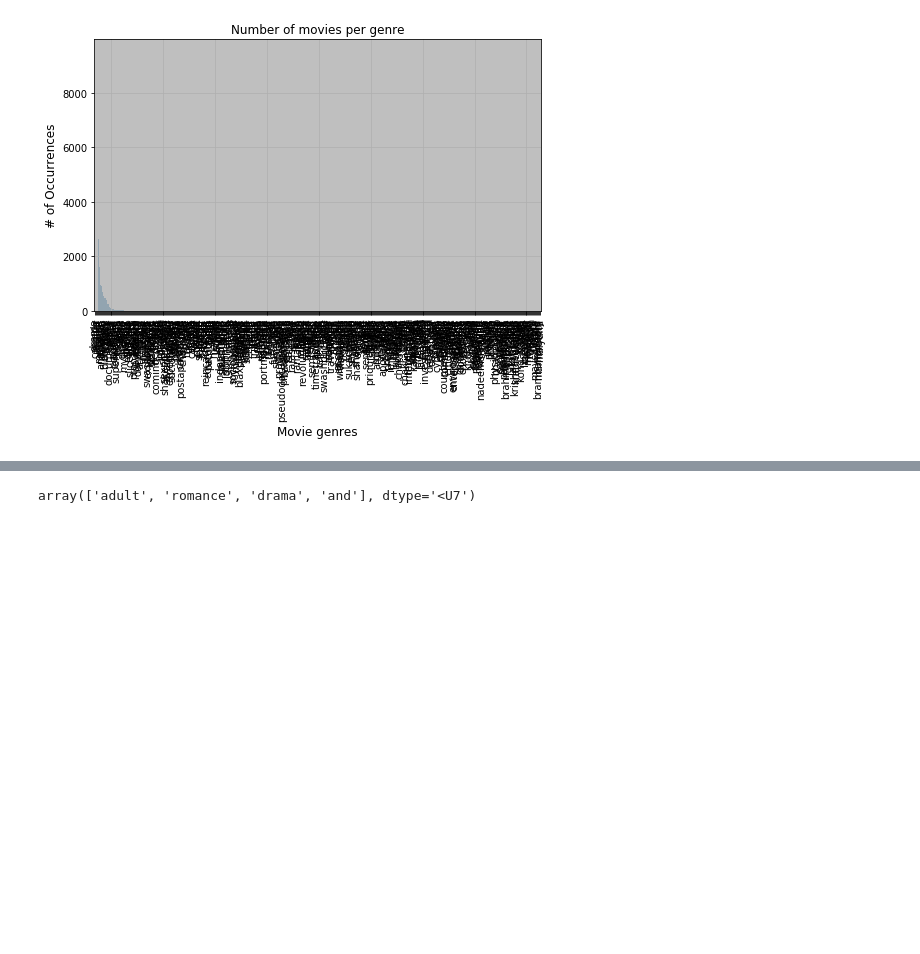
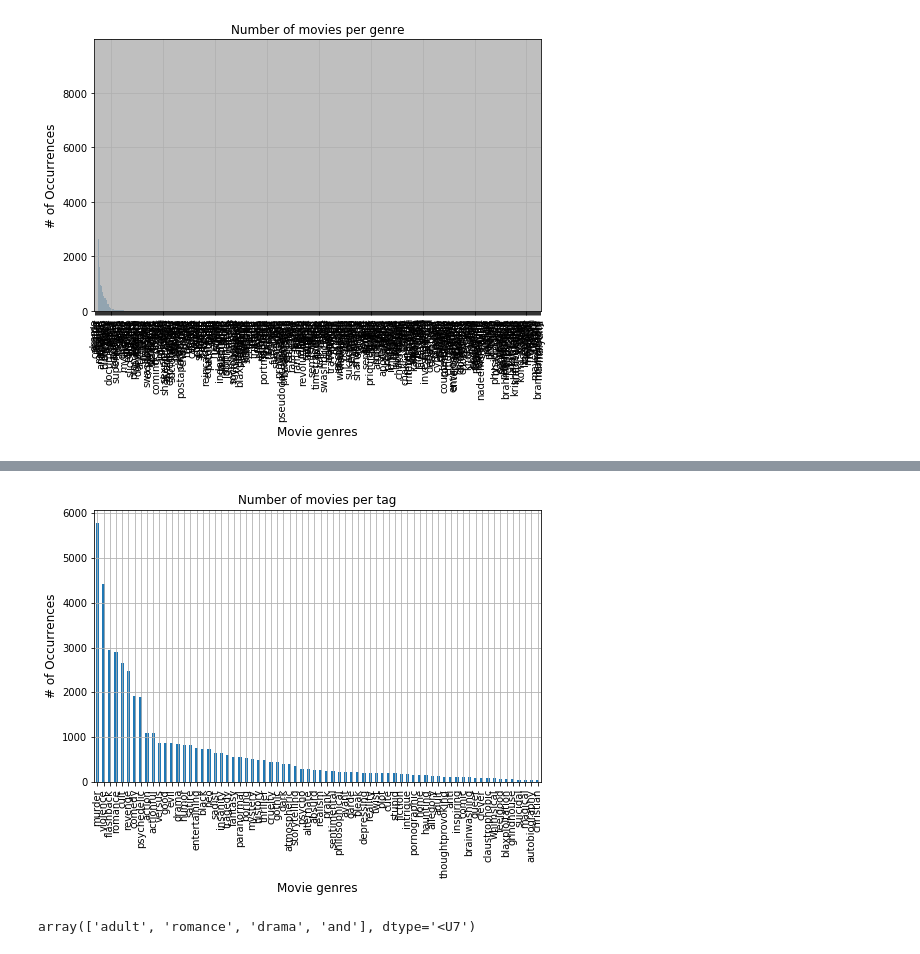
Before and after one commit to AlbertNegura/CATS, a Jupyter notebook: CATS-Main.ipynb, the cells around one changed output, grey strips where cells are left out. Saved outputs shown, nothing was run; the diff lists cells and outputs as text; code cells hidden in the pictures; blank space fills up the shorter version.

```diff
--- a/CATS-Main.ipynb
+++ b/CATS-Main.ipynb
@@ -713,3 +769,6 @@ genres.head(100)
 | 159 | ileana | 4 |
 | 422 | teja | 3 |
 100 rows × 2 columns
+# %%
+df1genres = df1genres[df1genres['tags']!='']
+df1genres.head(100)
@@ -716,9 +794,15 @@ genres.head(100)
 # %%
 TotalCountGenres=sum(genres['Count'])
+# %%
+df1TotalCountGenres=sum(df1genres['Count'])
 # %%
 genres['Frequency'] = genres['Count']/TotalCountGenres
+# %%
+df1genres['Frequency'] = df1genres['Count']/df1TotalCountGenres
 # %%
 genres['CumulativeFrequency'] = genres['Frequency'].cumsum()
+# %%
+df1genres['CumulativeFrequency'] = df1genres['Frequency'].cumsum()
 # %%
 np.array(genres[genres['CumulativeFrequency']<=.9999]['Genre'])
 # %% [output]
@@ -750,2 +851,10 @@ plt.show()
+# %%
+df1genres[df1genres['CumulativeFrequency']<=.9999][['tags','Count']].plot(x='tags', y='Count', kind='bar', legend=False, grid=True, figsize=(8, 5))
+plt.title("Number of movies per tag")
+plt.ylabel('# of Occurrences', fontsize=12)
+plt.xlabel('Movie genres', fontsize=12)
+plt.show()
+# %% [output]
+[figure, added]
 # %%
 mainGenres=np.array(genres[genres['CumulativeFrequency']<=.9999]['Genre'])
```
Also changed, not shown: parts of 31 cells of this notebook.
